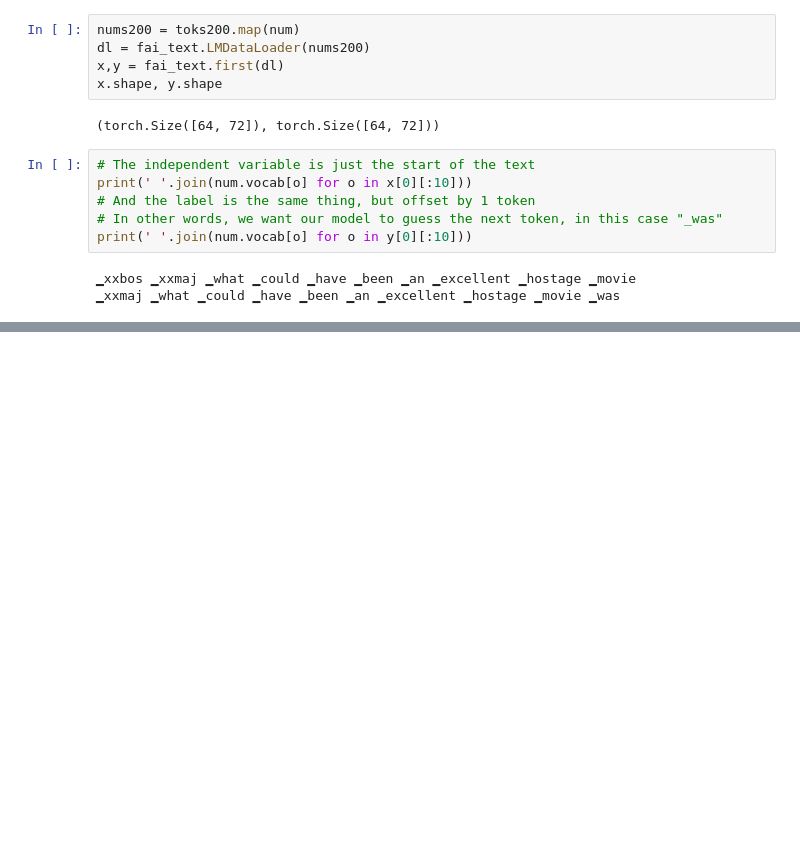
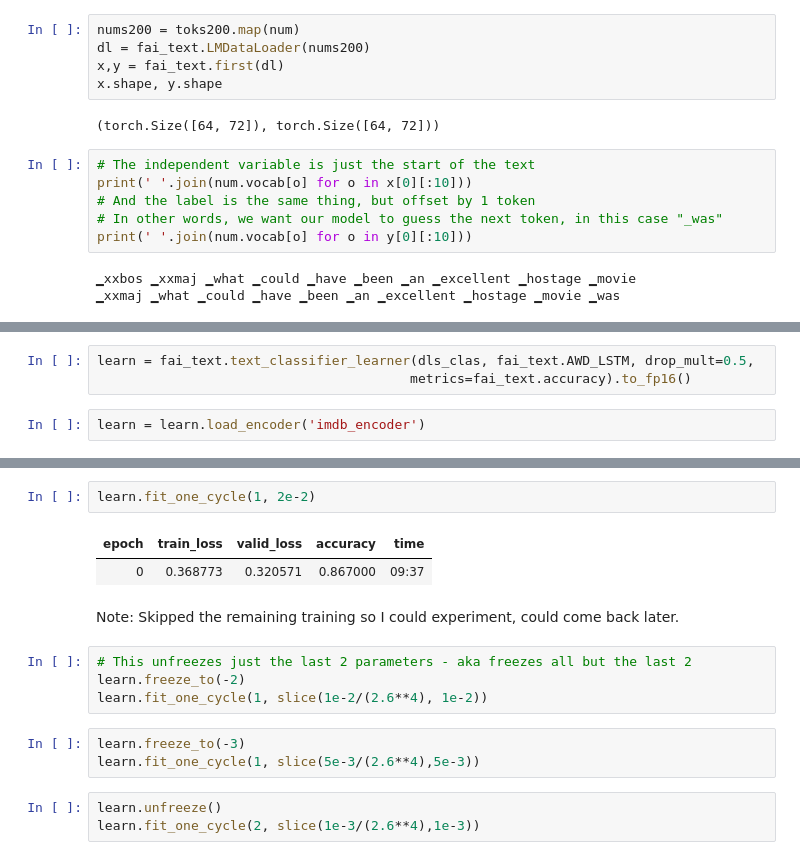
Before and after one commit to Daynil/course22, a Jupyter notebook: 04.5-nlp.ipynb, the cells around one changed output, grey strips where cells are left out. Cells and saved outputs as stored; diff of their text form; blank space fills up the shorter version.

Commit message:
titanic experiment

```diff
--- a/04.5-nlp.ipynb
+++ b/04.5-nlp.ipynb
@@ -187,0 +343,5 @@ print(' '.join(num.vocab[o] for o in y[0][:10]))
+# %%
+learn = fai_text.text_classifier_learner(dls_clas, fai_text.AWD_LSTM, drop_mult=0.5,
+                                        metrics=fai_text.accuracy).to_fp16()
+# %%
+learn = learn.load_encoder('imdb_encoder')
@@ -187,0 +352,17 @@ print(' '.join(num.vocab[o] for o in y[0][:10]))
+# %%
+learn.fit_one_cycle(1, 2e-2)
+# %% [output]
+| epoch | train_loss | valid_loss | accuracy | time |
+| 0 | 0.368773 | 0.320571 | 0.867000 | 09:37 |
+# %% [markdown]
+Note: Skipped the remaining training so I could experiment, could come back later.
+# %%
+# This unfreezes just the last 2 parameters - aka freezes all but the last 2
+learn.freeze_to(-2)
+learn.fit_one_cycle(1, slice(1e-2/(2.6**4), 1e-2))
+# %%
+learn.freeze_to(-3)
+learn.fit_one_cycle(1, slice(5e-3/(2.6**4),5e-3))
+# %%
+learn.unfreeze()
+learn.fit_one_cycle(2, slice(1e-3/(2.6**4),1e-3))
```
Also changed, not shown: parts of 27 cells of this notebook, 4 other files.
